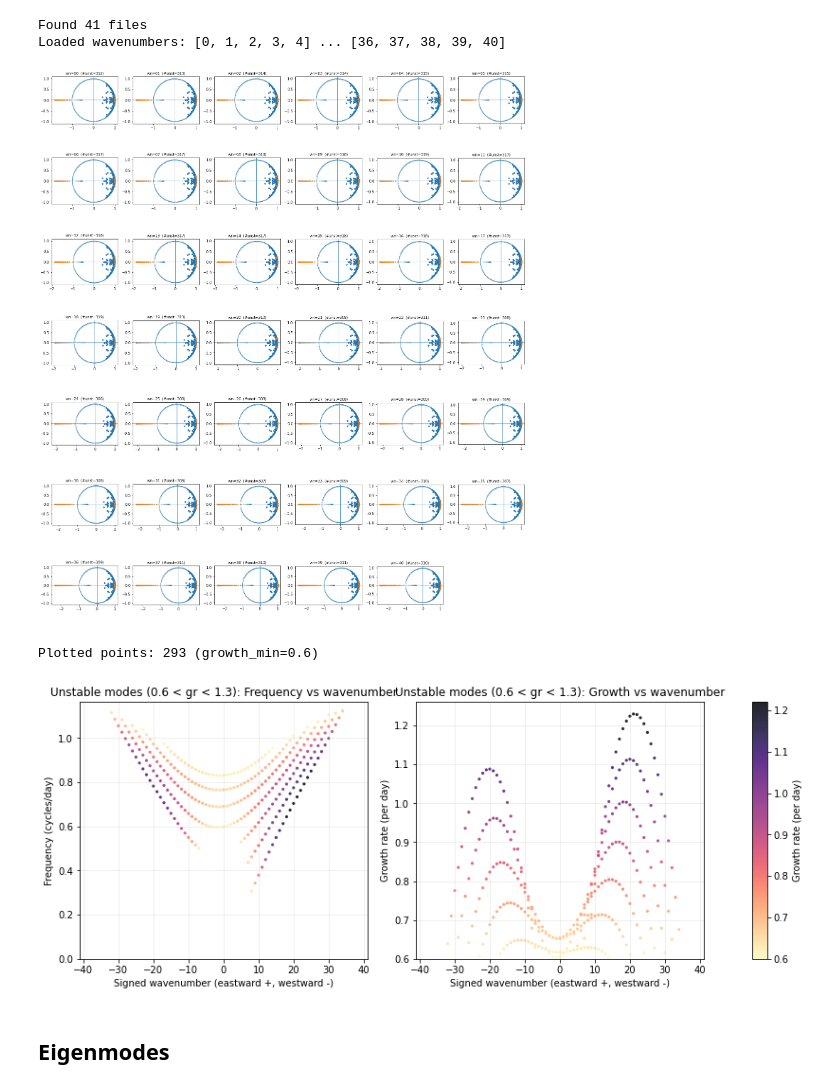
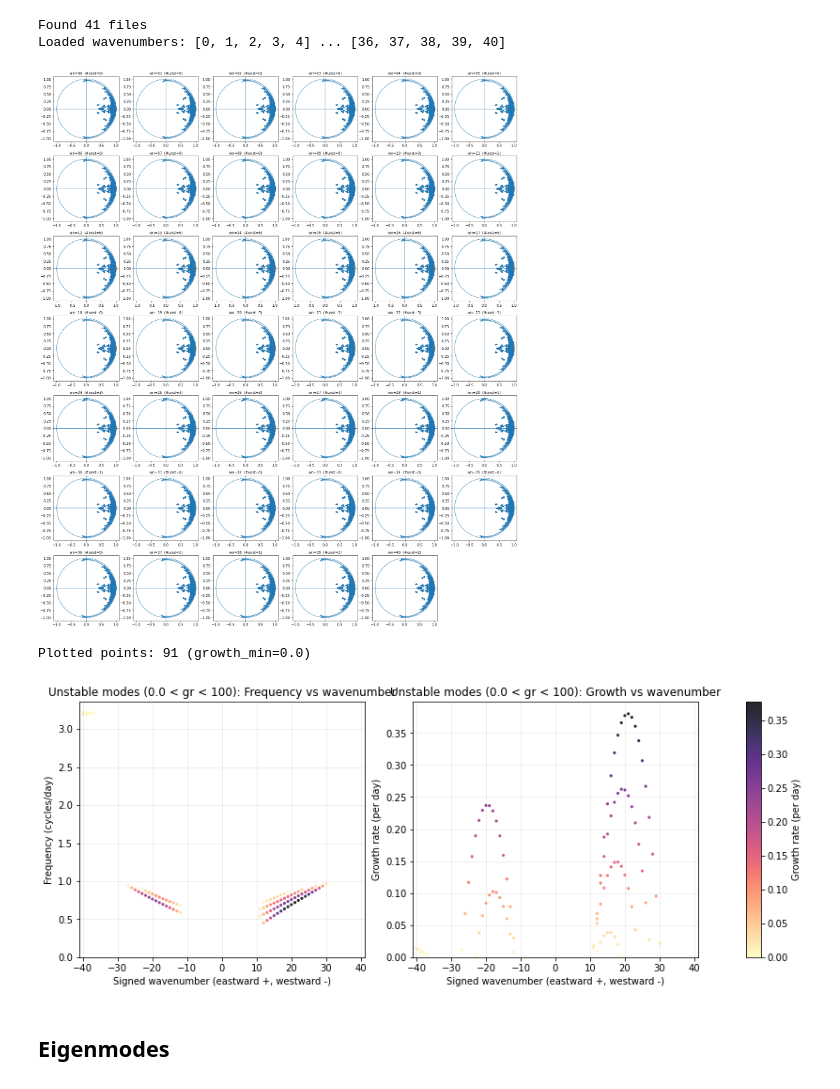
Before and after one commit to Qiyu-Song/CCEW-SSM-EVP, a Jupyter notebook: analyze_eig_results.ipynb, the cells around one changed output. Drawn from its saved outputs; the diff is of its cells as text; code cells hidden in the pictures.

```diff
--- a/analyze_eig_results.ipynb
+++ b/analyze_eig_results.ipynb
@@ -46,10 +46,10 @@ def load_mat_var(path, varname="D"):
             arr = _to_complex_if_compound(arr)
             return arr
 # %%
-RESULT_DIR = "linear_wave_ssm_results/semi_implicit"
+RESULT_DIR = "linear_wave_ssm_results/test_bc"
 pattern = os.path.join(
     RESULT_DIR,
-    "bound40_6hr_damp_0_diff_0_hydiff_0.9_wn_*_latbnd_60_dlat_1_rigidlid.mat"
+    "CNstepping_Neumann_skewsymbeta_bounduvtq30_2hr_0.5_damp_1day_diffxuv_4e4_hydiff_0.8_wn_*_latbnd_60_dlat_1_rigidlid.mat"
 )
 
 files = sorted(glob.glob(pattern))
@@ -111,14 +111,14 @@ for ax in axes[len(wns):]:
 plt.tight_layout()
 plt.show()
 # %% [output]
-[figure, old version]
+[figure, new version]
 # %%
 import numpy as np
 import matplotlib.pyplot as plt
 import matplotlib.colors as mcolors
 
-growth_min = 0.6
-growth_max = 1.3
+growth_min = 0.
+growth_max = 100
 cmap_name = "magma_r"
 marker_size = 10
 alpha = 0.85
@@ -162,35 +162,35 @@ if growths.size > 0:
     fig = plt.figure(figsize=(13, 5))
     gs = fig.add_gridspec(1, 3, width_ratios=[1, 1, 0.05], wspace=0.25)
 
     ax0 = fig.add_subplot(gs[0, 0])
     ax1 = fig.add_subplot(gs[0, 1], sharex=ax0)
     cax = fig.add_subplot(gs[0, 2])
 
     sc0 = ax0.scatter(xs, freq_pos, c=growths, cmap=cmap, norm=norm,
                      s=marker_size, alpha=alpha, linewidths=0)
     ax0.set_xlabel("Signed wavenumber (eastward +, westward -)")
     ax0.set_ylabel("Frequency (cycles/day)")
     ax0.set_title(f"Unstable modes ({growth_min} < gr < {growth_max}): Frequency vs wavenumber")
     ax0.set_xlim(-wn_max - 1, wn_max + 1)
     ax0.set_ylim(bottom=0)              # <-- left panel starts at 0
     ax0.grid(True, alpha=0.25)
 
     sc1 = ax1.scatter(xs, growths, c=growths, cmap=cmap, norm=norm,
                      s=marker_size, alpha=alpha, linewidths=0)
     ax1.set_xlabel("Signed wavenumber (eastward +, westward -)")
     ax1.set_ylabel("Growth rate (per day)")
     ax1.set_title(f"Unstable modes ({growth_min} < gr < {growth_max}): Growth vs wavenumber")
     ax1.set_xlim(-wn_max - 1, wn_max + 1)
     ax1.set_ylim(bottom=growth_min)     # <-- right panel starts at threshold
     ax1.grid(True, alpha=0.25)
 
     cb = fig.colorbar(sc0, cax=cax)
     cb.set_label("Growth rate (per day)")
 
     plt.show()
 # %% [output]
-Plotted points: 293 (growth_min=0.6)
+Plotted points: 91 (growth_min=0.0)
-[figure, old version]
+[figure, new version]
 # %% [markdown]
 ## Eigenmodes
 # %%
```
Also changed, not shown: parts of 8 cells of this notebook, 3 other files.
